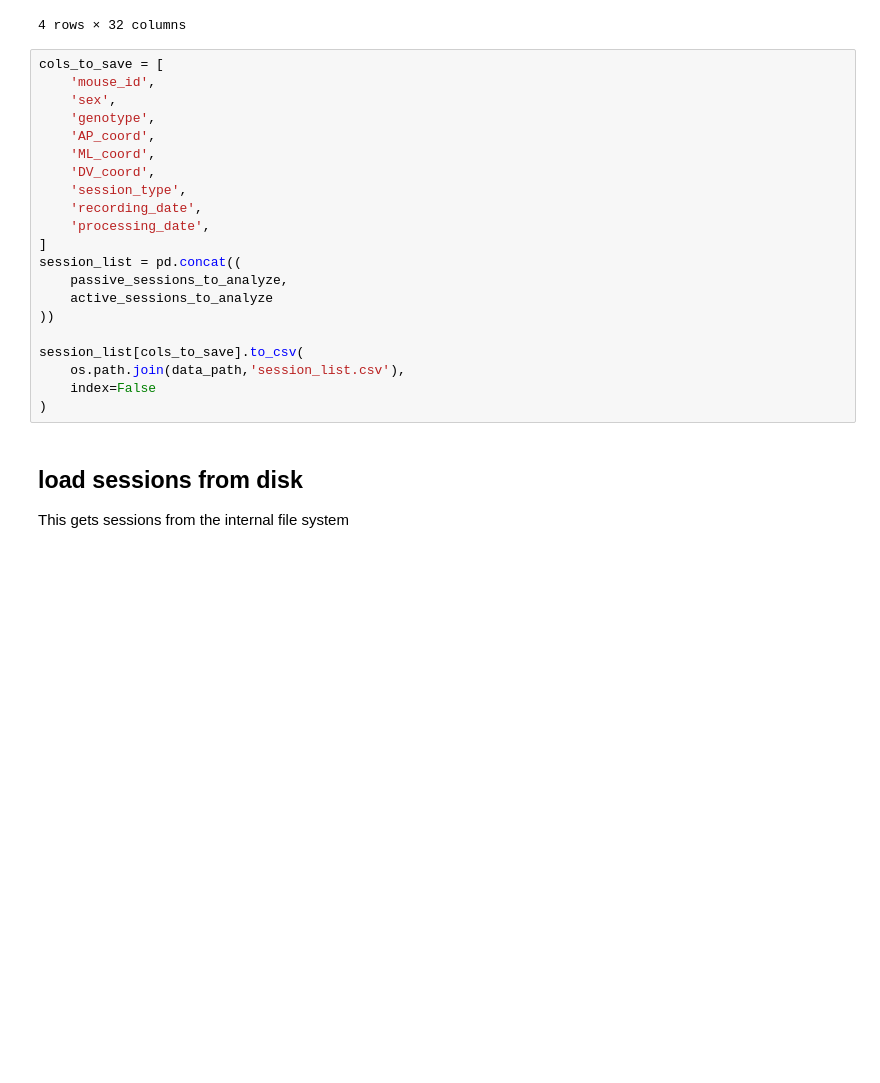
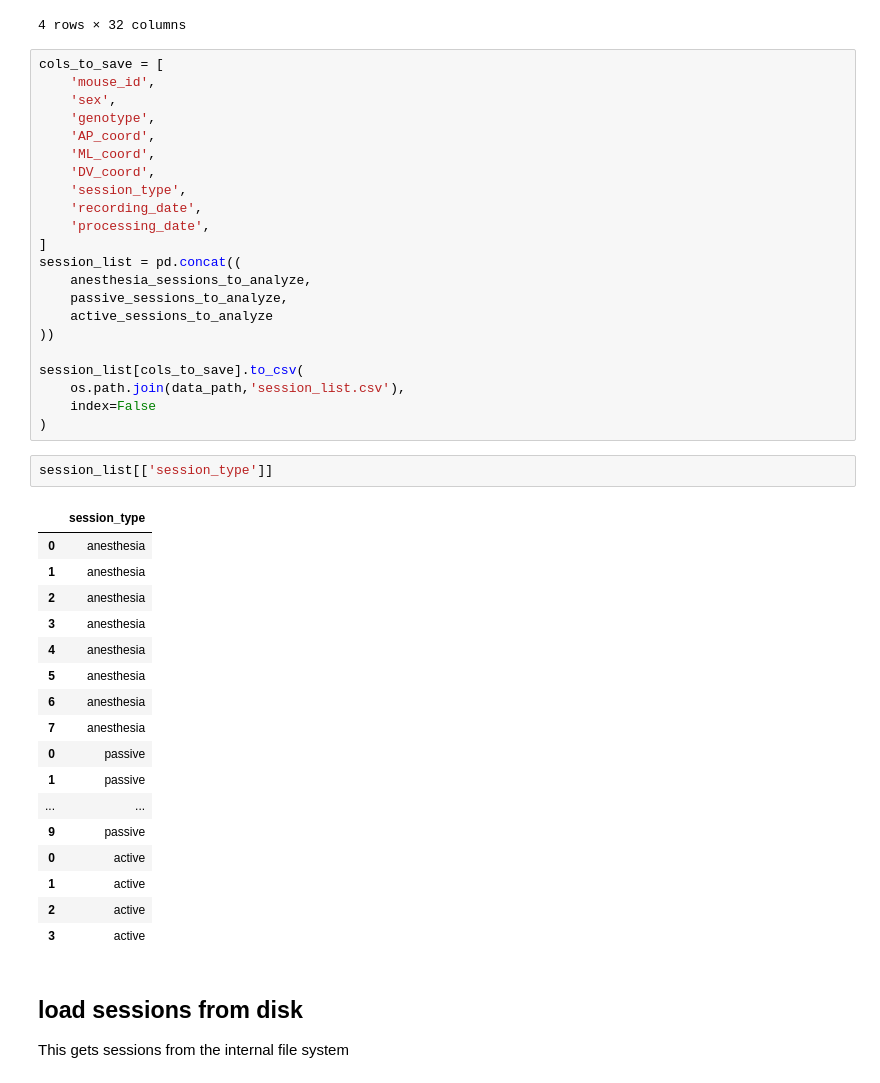
Before and after one commit to AllenInstitute/claustrum_imaging_manuscript, a Jupyter notebook: utilities/process_data.ipynb, the cells around one changed output. Cells and saved outputs as stored; diff of their text form; blank space fills up the shorter version.

```diff
--- a/utilities/process_data.ipynb
+++ b/utilities/process_data.ipynb
@@ -150,6 +169,7 @@ cols_to_save = [
     'processing_date',
 ]
 session_list = pd.concat((
+    anesthesia_sessions_to_analyze,
     passive_sessions_to_analyze,
     active_sessions_to_analyze
 ))
@@ -158,6 +178,26 @@ session_list[cols_to_save].to_csv(
     os.path.join(data_path,'session_list.csv'),
     index=False
 )
+# %%
+session_list[['session_type']]
+# %% [output]
+|  | session_type |
+| 0 | anesthesia |
+| 1 | anesthesia |
+| 2 | anesthesia |
+| 3 | anesthesia |
+| 4 | anesthesia |
+| 5 | anesthesia |
+| 6 | anesthesia |
+| 7 | anesthesia |
+| 0 | passive |
+| 1 | passive |
+| ... | ... |
+| 9 | passive |
+| 0 | active |
+| 1 | active |
+| 2 | active |
+| 3 | active |
 # %% [markdown]
 ## load sessions from disk
 This gets sessions from the internal file system
```
Also changed, not shown: parts of 9 cells of this notebook, 1 other file.
